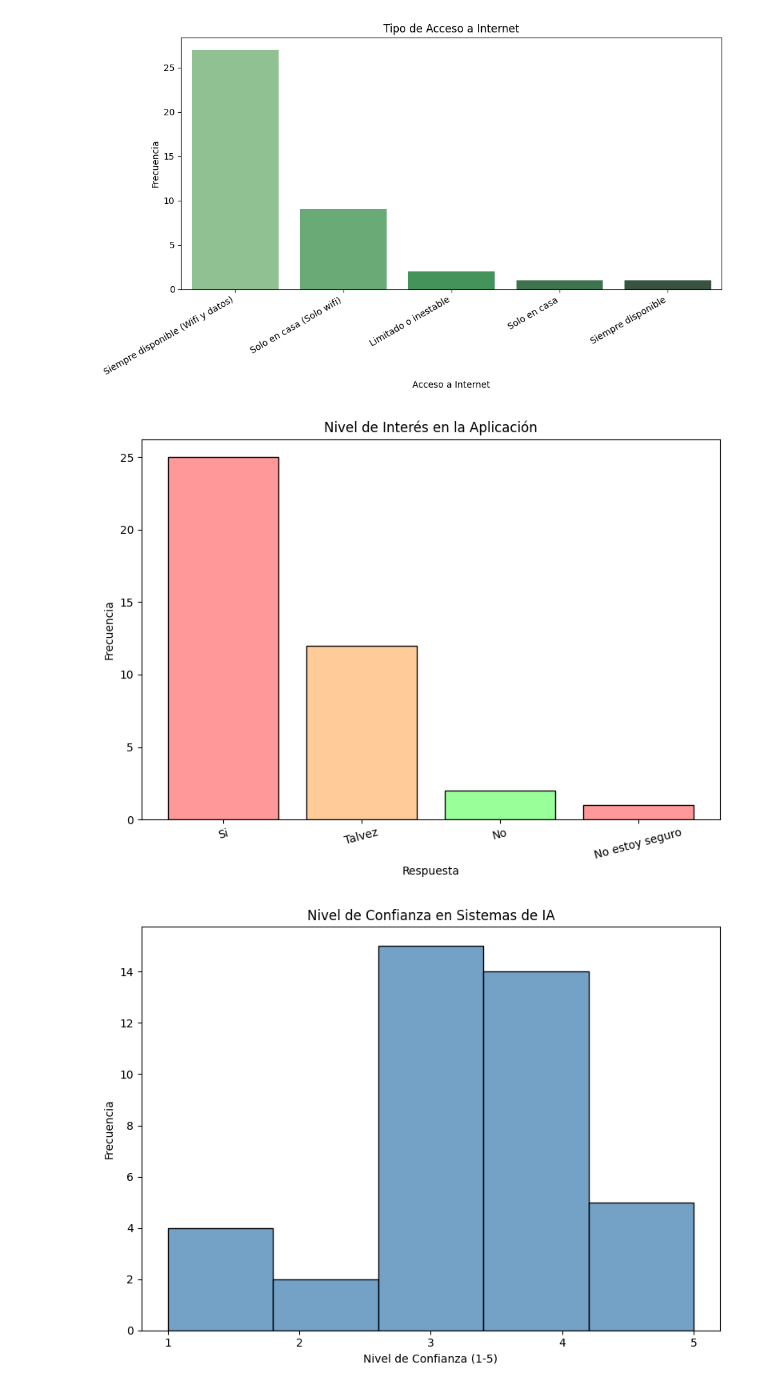
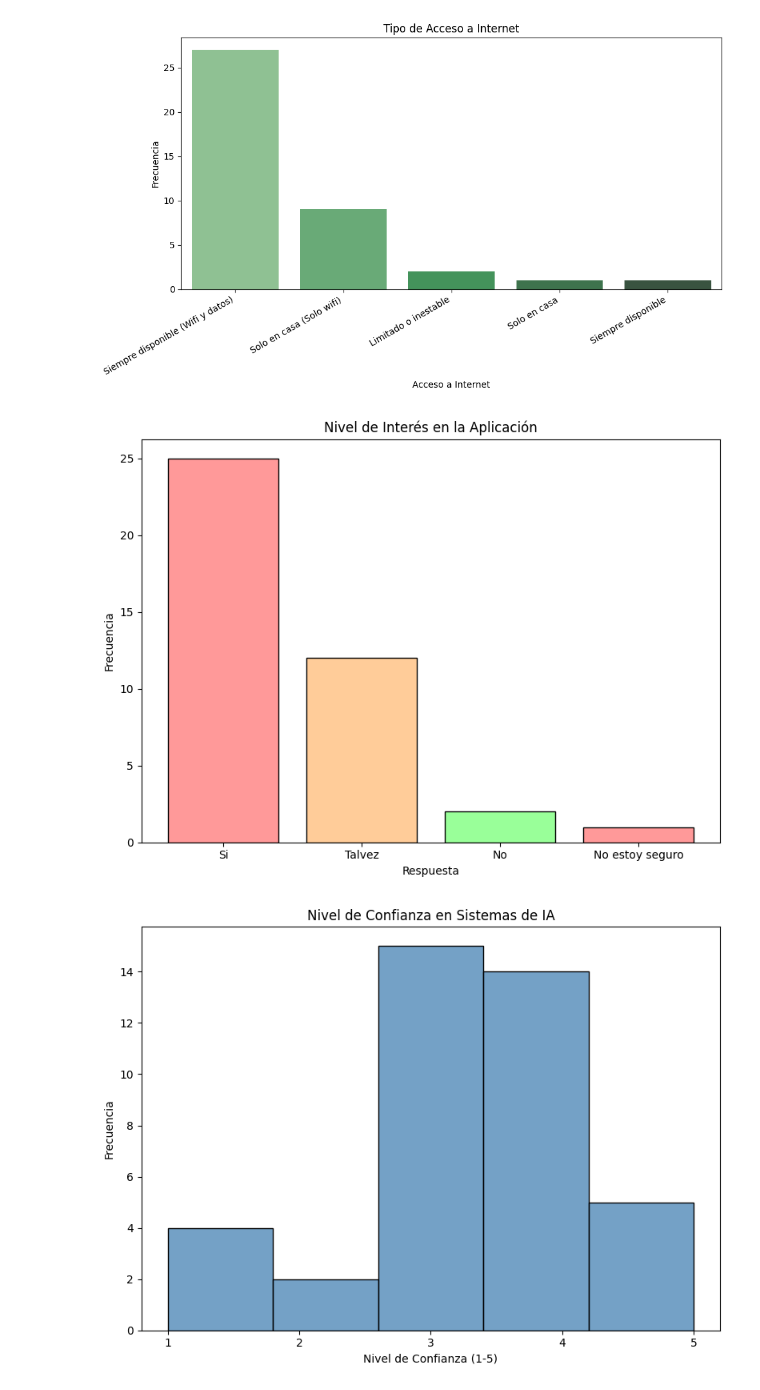
Before and after one commit to Poltergeis/corte1---evaluacion, a Jupyter notebook: analisis_de_datos.ipynb, the cells around one changed output. Cells and saved outputs as stored; diff of their text form; code cells hidden in the pictures.

```diff
--- a/analisis_de_datos.ipynb
+++ b/analisis_de_datos.ipynb
@@ -498,17 +498,16 @@ Passing `palette` without assigning `hue` is deprecated and will be removed in v
 # %%
 plt.figure(figsize=(8, 6))
 interes_counts = df_nombres_acortados['Interes en la app'].value_counts()
 colors = ['#ff9999', '#ffcc99', '#99ff99']
 plt.bar(interes_counts.index, interes_counts.values, color=colors, edgecolor='black')
 plt.title('Nivel de Interés en la Aplicación')
 plt.xlabel('Respuesta')
 plt.ylabel('Frecuencia')
-plt.xticks(rotation=15)
 plt.tight_layout()
 plt.savefig('interes_app.png', dpi=300, bbox_inches='tight')
 plt.show()
 # %% [output]
-[figure, old version]
+[figure, new version]
 # %%
 plt.figure(figsize=(8, 6))
 confianza_data = df_nombres_acortados['Confianza en la app'].dropna()
```
Also changed, not shown: 1 other file.
